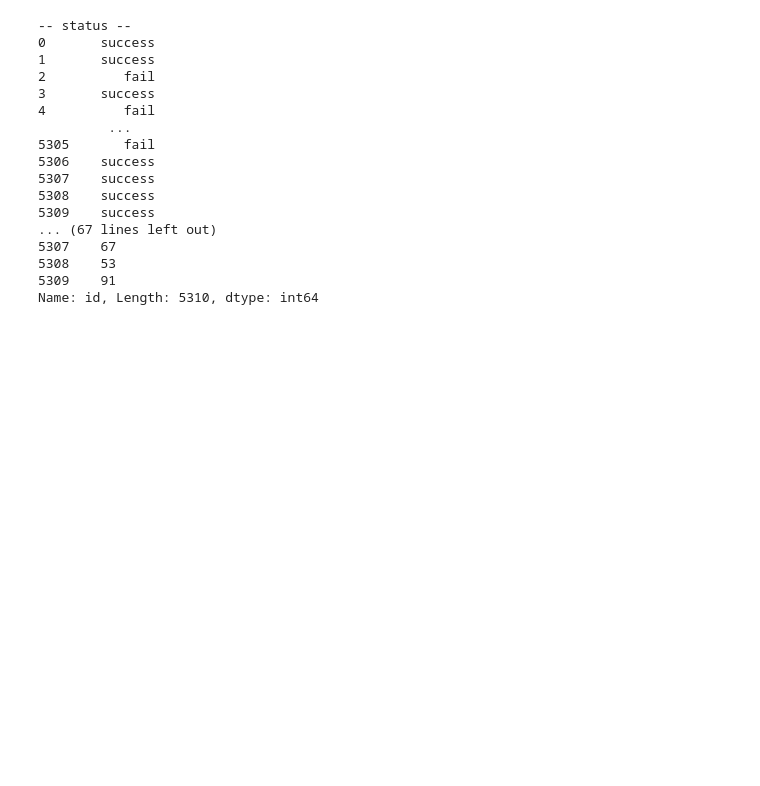
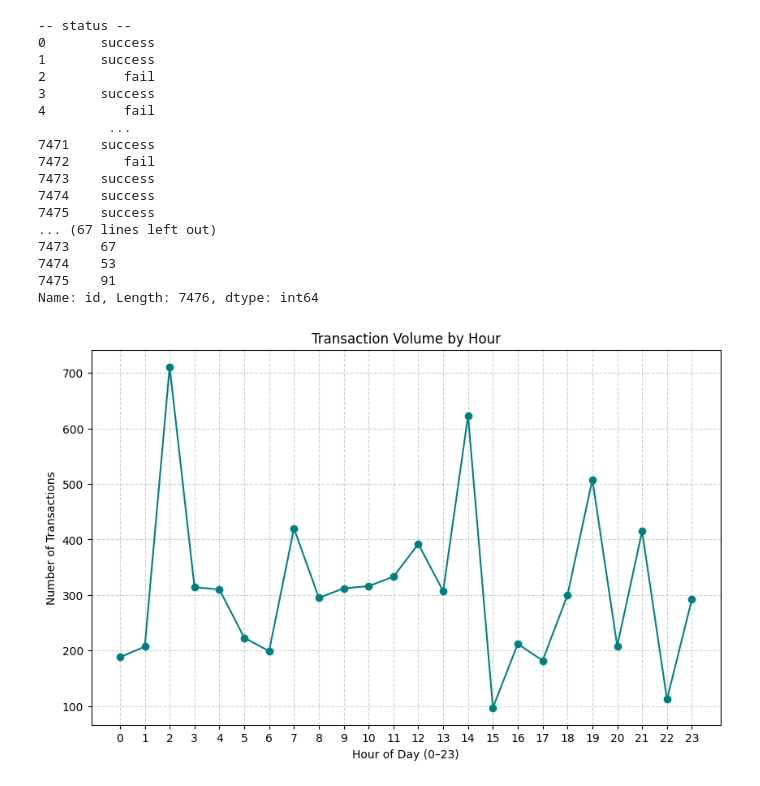
Before and after one commit to cataylor5/CSC405-Group-Project, a Jupyter notebook: src/Code.ipynb, the cells around one changed output. Cells and saved outputs as stored; diff of their text form; code cells hidden in the pictures; blank space fills up the shorter version.

```diff
--- a/src/Code.ipynb
+++ b/src/Code.ipynb
@@ -49,9 +94,11 @@ for col, cutoff in cutoffs.items():
 df_clean = df_raw.dropna().reset_index(drop=True)
 df_clean = df_clean[df_clean["amount"] > 0].reset_index(drop=True)
 
-#Cleaning up date data by converting to a datetime
+#Cleaning up date data by converting to a datetime (then to an hour)
 df_clean["time"] = pd.to_datetime(df_clean["time"], errors="coerce")
-df_clean = df_clean.dropna().reset_index(drop=True)
+df_clean["time"] = df_clean["time"].dt.hour
+mean_time = df_clean["time"].mean()
+df_clean = df_clean.fillna(mean_time)
 
 #Printing cleaned TEXT data (time and date still need to be cleaned)
 for col in df_clean:
@@ -65,14 +112,29 @@ for col in df_clean:
 3       success
 4          fail
          ...
-5305       fail
-5306    success
-5307    success
-5308    success
-5309    success
+7471    success
+7472       fail
+7473    success
+7474    success
+7475    success
 ... (67 lines left out)
-5307    67
-5308    53
-5309    91
-Name: id, Length: 5310, dtype: int64
+7473    67
+7474    53
+7475    91
+Name: id, Length: 7476, dtype: int64
+# %%
+qty_by_hour = df_clean.groupby("time").size().reset_index(name="transaction_count")
+
+plt.figure(figsize=(10, 6))
+plt.plot(qty_by_hour["time"], qty_by_hour["transaction_count"], marker="o", color="teal")
+
+plt.xlabel("Hour of Day (0–23)")
+plt.ylabel("Number of Transactions")
+plt.title("Transaction Volume by Hour")
+plt.xticks(range(0, 24))
+plt.grid(True, linestyle="--", alpha=0.6)
+plt.savefig('../figures/transactionQuantityByHour')
+plt.show()
+# %% [output]
+[figure, added]
 # %%
```
Also changed, not shown: parts of 3 cells of this notebook, 3 other files.
